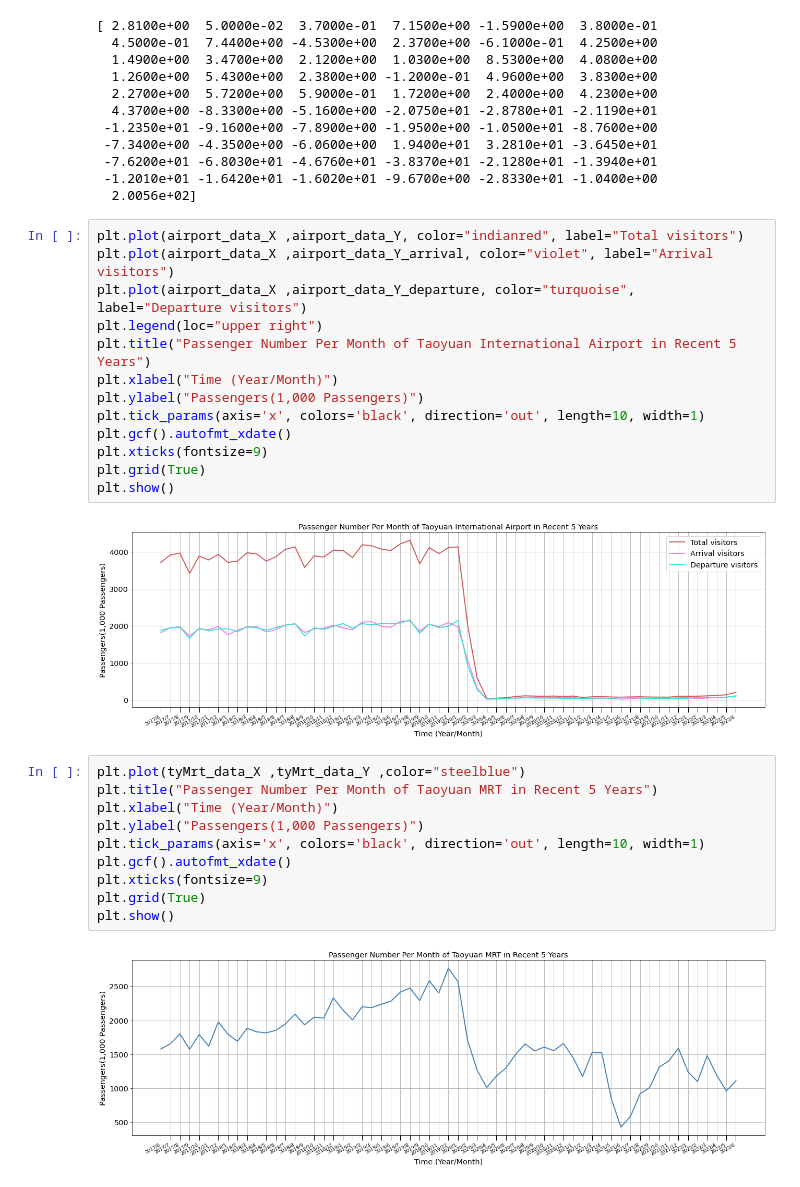
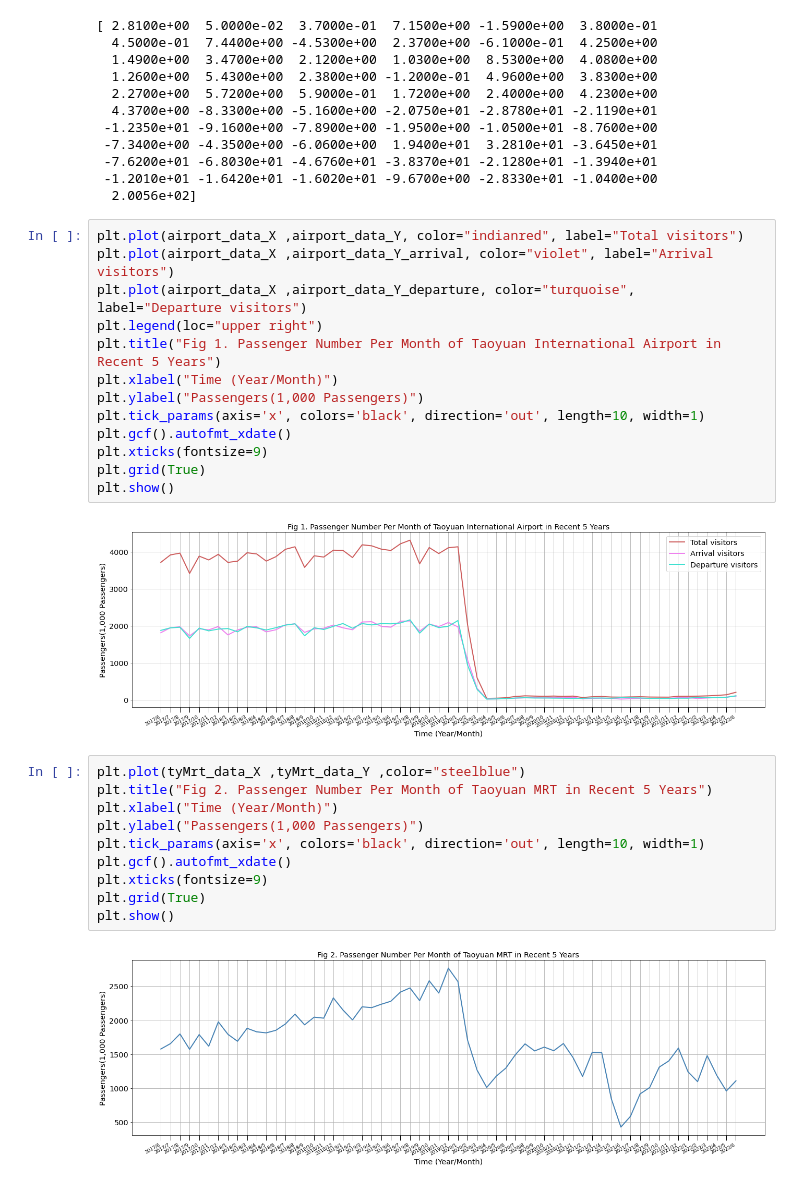
Before and after one commit to tsaiyftw/pycs4001, a Jupyter notebook: project_1.ipynb, the cells around one changed output. Cells and saved outputs as stored; diff of their text form.

```diff
--- a/project_1.ipynb
+++ b/project_1.ipynb
@@ -125,21 +117,21 @@ print(tpMrt_data_Y_last_year)
 # %%
 plt.plot(airport_data_X ,airport_data_Y, color="indianred", label="Total visitors")
 plt.plot(airport_data_X ,airport_data_Y_arrival, color="violet", label="Arrival visitors")
 plt.plot(airport_data_X ,airport_data_Y_departure, color="turquoise", label="Departure visitors")
 plt.legend(loc="upper right")
-plt.title("Passenger Number Per Month of Taoyuan International Airport in Recent 5 Years")
+plt.title("Fig 1. Passenger Number Per Month of Taoyuan International Airport in Recent 5 Years")
 plt.xlabel("Time (Year/Month)")
 plt.ylabel("Passengers(1,000 Passengers)")
 plt.tick_params(axis='x', colors='black', direction='out', length=10, width=1)
 plt.gcf().autofmt_xdate()
 plt.xticks(fontsize=9)
 plt.grid(True)
 plt.show()
 # %% [output]
-[figure, old version]
+[figure, new version]
 # %%
 plt.plot(tyMrt_data_X ,tyMrt_data_Y ,color="steelblue")
-plt.title("Passenger Number Per Month of Taoyuan MRT in Recent 5 Years")
+plt.title("Fig 2. Passenger Number Per Month of Taoyuan MRT in Recent 5 Years")
 plt.xlabel("Time (Year/Month)")
 plt.ylabel("Passengers(1,000 Passengers)")
 plt.tick_params(axis='x', colors='black', direction='out', length=10, width=1)
@@ -148,6 +140,6 @@ plt.xticks(fontsize=9)
 plt.grid(True)
 plt.show()
 # %% [output]
-[figure, old version]
+[figure, new version]
 # %%
 plt.plot(tpMrt_data_X  ,tpMrt_data_Y ,color="forestgreen")
```
Also changed, not shown: parts of 4 cells of this notebook.
